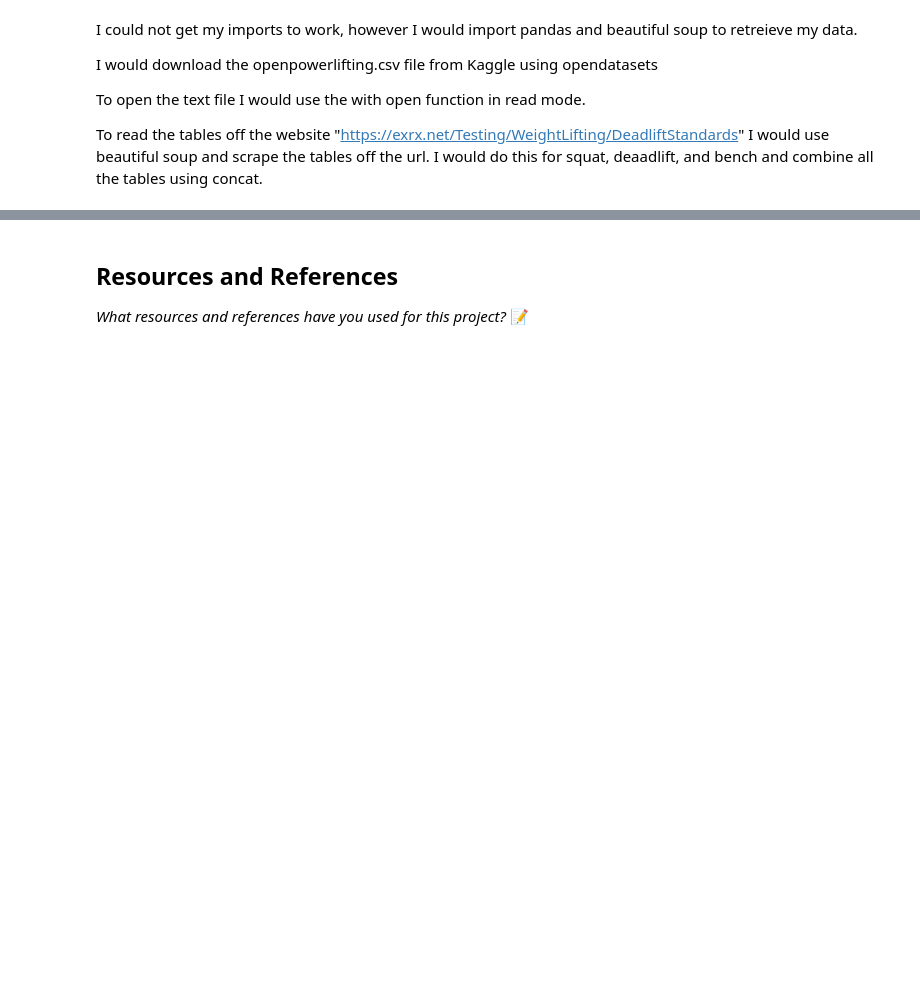
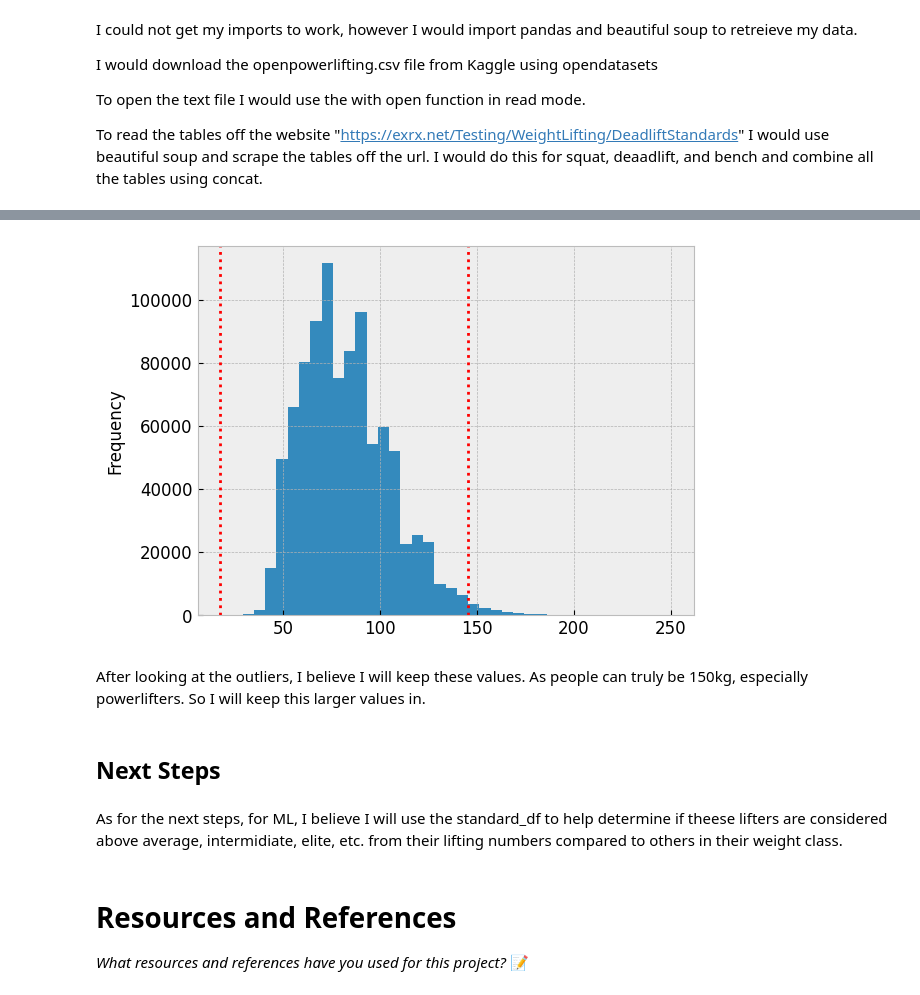
Before and after one commit to IT4063c-Spring23/final-project-3DSatterley, a Jupyter notebook: source.ipynb, the cells around one changed output, grey strips where cells are left out. Cells and saved outputs as stored; diff of their text form; code cells hidden in the pictures; blank space fills up the shorter version.

```diff
--- a/source.ipynb
+++ b/source.ipynb
@@ -45,0 +293,11 @@ To read the tables off the website "https://exrx.net/Testing/WeightLifting/Deadl
+# %%
+q1 = final_df['BodyweightKg'].quantile(.25)
+q3 = final_df['BodyweightKg'].quantile(.75)
+range = q3-q1
+
+print('Q1: {}, Q3: {}, Range: {} '.format(q1,q3,range))
+
+lower_bound = q1 - 1.5 * range
+upper_bound = q3 + 1.5 * range
+
+print('Lower bound: {}, Upper bound: {}'.format(lower_bound,upper_bound))
@@ -46,5 +323,19 @@ To read the tables off the website "https://exrx.net/Testing/WeightLifting/Deadl
+# %%
+final_df['BodyweightKg'].plot.hist(bins=40)
+bounds = [lower_bound, upper_bound]
+for bound in bounds:
+    plt.axvline(bound, color='r', linestyle=':')
+plt.show()
+# %% [output]
+[figure, added]
+# %% [markdown]
+After looking at the outliers, I believe I will keep these values. As people can truly be 150kg, especially powerlifters. So I will keep this larger values in.
+# %% [markdown]
+## Next Steps
+# %% [markdown]
+As for the next steps, for ML, I believe I will use the standard_df to help determine if theese lifters are considered above average, intermidiate, elite, etc. from their lifting numbers compared to others in their weight class.
 # %% [markdown]
-## Resources and References
+# Resources and References
 *What resources and references have you used for this project?*
 📝 <!-- Answer Below -->
 # %%
```
Also changed, not shown: parts of 31 cells of this notebook, 5 other files.
